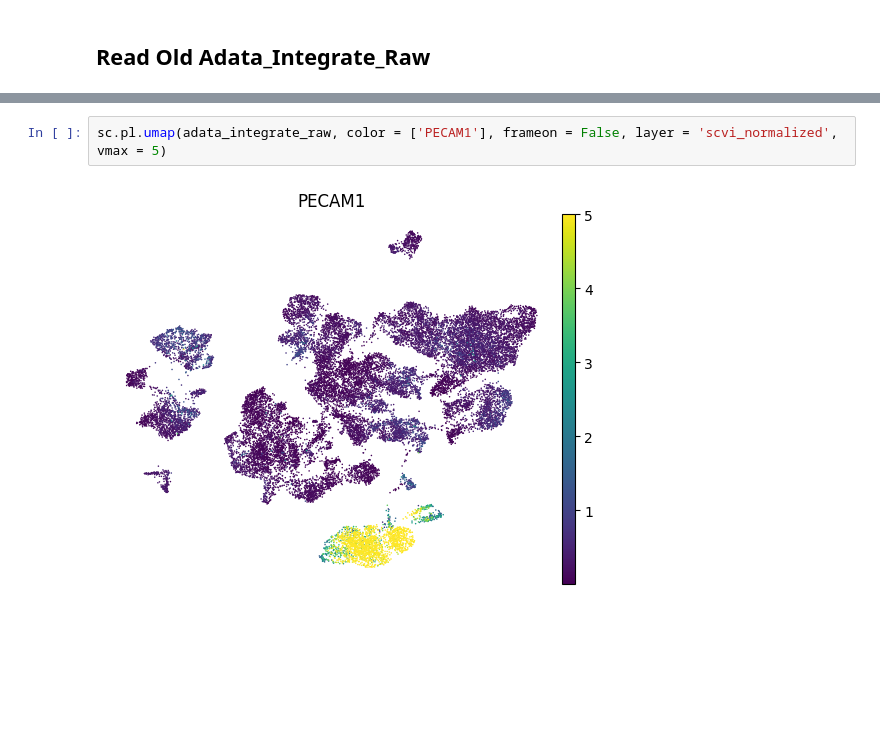
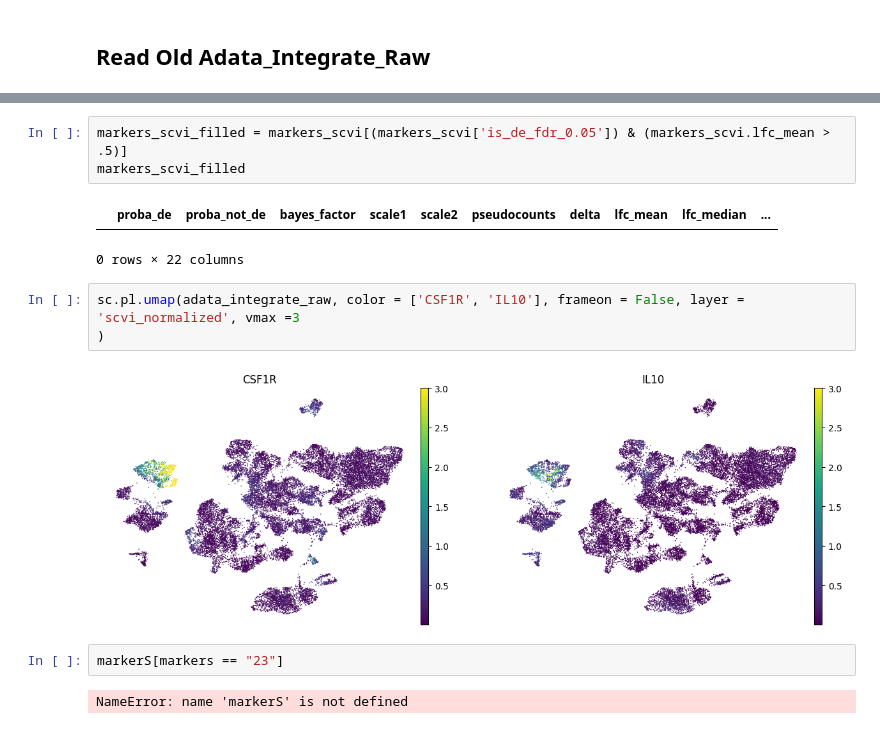
Before and after one commit to Zennifer92/DFU_Project, a Jupyter notebook: Code/ReLoad_Adata_Integrate_Raw.ipynb, the cells around one changed output, grey strips where cells are left out. Drawn from its saved outputs; the diff is of its cells as text; blank space fills up the shorter version.

Commit message:
after integration and visualization

```diff
--- a/Code/ReLoad_Adata_Integrate_Raw.ipynb
+++ b/Code/ReLoad_Adata_Integrate_Raw.ipynb
@@ -14,4 +63,15 @@ adata_integrate_raw = sc.read_h5ad('adata_integrate_raw.h5ad')
+# %%
+markers_scvi_filled = markers_scvi[(markers_scvi['is_de_fdr_0.05']) & (markers_scvi.lfc_mean > .5)]
+markers_scvi_filled
+# %% [output]
+|  | proba_de | proba_not_de | bayes_factor | scale1 | scale2 | pseudocounts | delta | lfc_mean | lfc_median | ... |
+0 rows × 22 columns
 # %%
-sc.pl.umap(adata_integrate_raw, color = ['PECAM1'], frameon = False, layer = 'scvi_normalized', vmax = 5)
+sc.pl.umap(adata_integrate_raw, color = ['CSF1R', 'IL10'], frameon = False, layer = 'scvi_normalized', vmax =3
+)
 # %% [output]
-[figure, old version]
+[figure, new version]
+# %%
+markerS[markers == "23"]
+# %% [output]
+NameError: name 'markerS' is not defined
```
Also changed, not shown: parts of 13 cells of this notebook, 7 other files.
